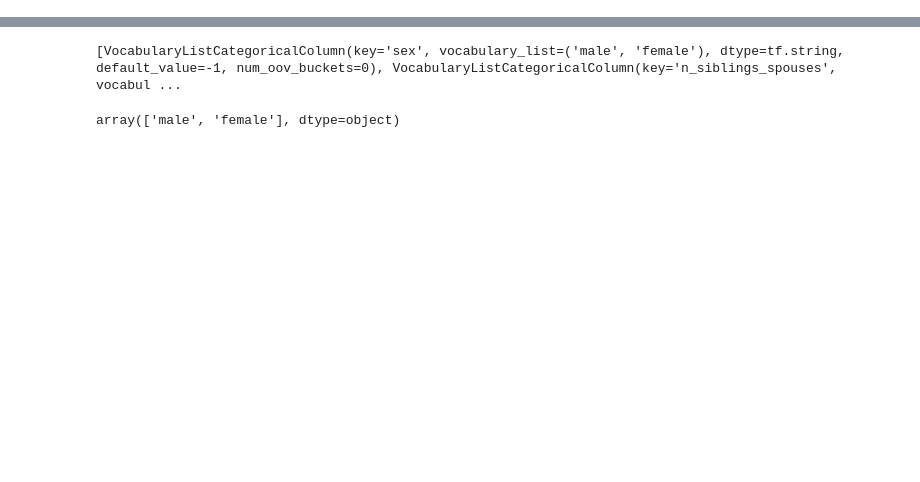
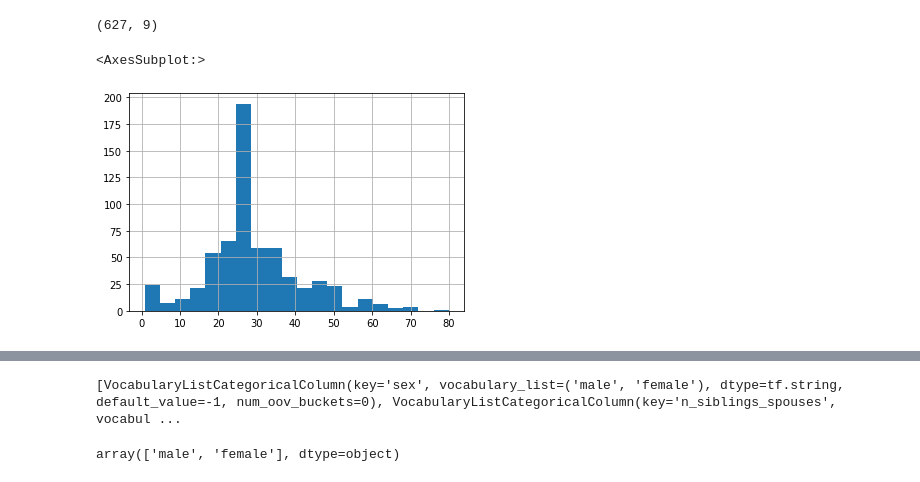
Before and after one commit to TeodorPetrovic/Machine-Learning-Projects, a Jupyter notebook: TensorFlow2.0/Exercise2.ipynb, the cells around one changed output, grey strips where cells are left out. Cells and saved outputs as stored; diff of their text form; code cells hidden in the pictures; blank space fills up the shorter version.

```diff
--- a/TensorFlow2.0/Exercise2.ipynb
+++ b/TensorFlow2.0/Exercise2.ipynb
@@ -10,0 +22,12 @@ import tensorflow as tf
+# %%
+# dftrain["sex"]  # Samo ta kolona
+# dftrain.loc[0] # Red sa tim indeksom
+# dftrain.describe() # Opisuje statistiku u tabeli
+print(dftrain.shape) # Dimenzije o tabeli
+# %% [output]
+(627, 9)
+# %%
+dftrain.age.hist(bins=20) # Histogram na osnovu AGE kolone tabele
+# %% [output]
+<AxesSubplot:>
+[figure, added]
```
Also changed, not shown: parts of 10 cells of this notebook.
